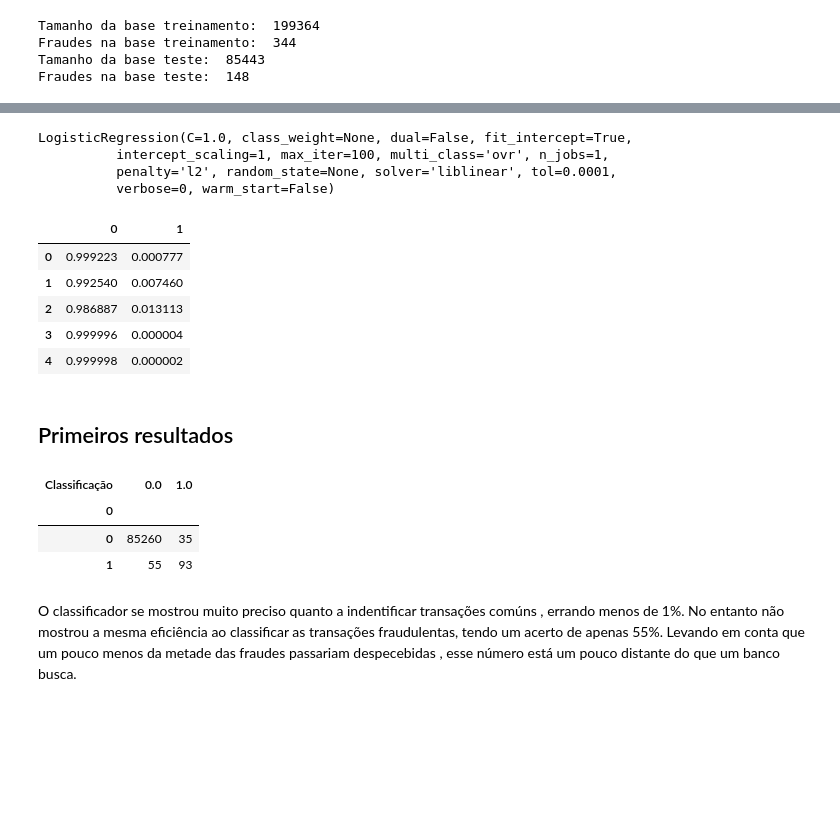
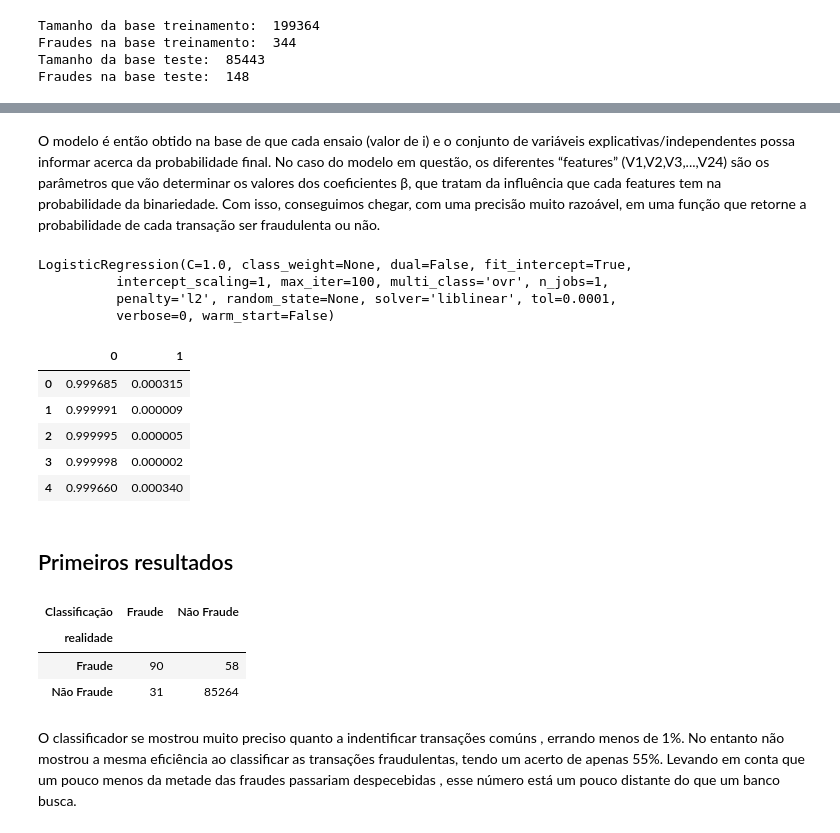
Before and after one commit to gabriellm1/Projeto3_CD, a Jupyter notebook: Projeto3.ipynb, the cells around one changed output, grey strips where cells are left out. Drawn from its saved outputs; the diff is of its cells as text; code cells hidden in the pictures; blank space fills up the shorter version.

```diff
--- a/Projeto3.ipynb
+++ b/Projeto3.ipynb
@@ -57,3 +65,5 @@ pq a regressão logistica
+# %% [markdown]
+O modelo é então obtido na base de que cada ensaio (valor de i) e o conjunto de variáveis explicativas/independentes possa informar acerca da probabilidade final. No caso do modelo em questão, os diferentes “features” (V1,V2,V3,...,V24) são os parâmetros que vão determinar os valores dos coeficientes β, que tratam da influência que cada features tem na probabilidade da binariedade. Com isso, conseguimos chegar, com uma precisão muito razoável, em uma função que retorne a probabilidade de cada transação ser fraudulenta ou não.
 # %%
 #regressão logistíca
 
@@ -66,14 +76,14 @@ LogisticRegression(C=1.0, class_weight=None, dual=False, fit_intercept=True,
           verbose=0, warm_start=False)
 # %%
 probs = rl.predict_proba(feat_test)
-probs_frame = pd.DataFrame(probs)
-probs_frame.head()
+probs_frame1 = pd.DataFrame(probs)
+probs_frame1.head()
 # %% [output]
 |  | 0 | 1 |
-| 0 | 0.999223 | 0.000777 |
-| 1 | 0.992540 | 0.007460 |
-| 2 | 0.986887 | 0.013113 |
-| 3 | 0.999996 | 0.000004 |
-| 4 | 0.999998 | 0.000002 |
+| 0 | 0.999685 | 0.000315 |
+| 1 | 0.999991 | 0.000009 |
+| 2 | 0.999995 | 0.000005 |
+| 3 | 0.999998 | 0.000002 |
+| 4 | 0.999660 | 0.000340 |
 # %%
 classe_teste = pd.DataFrame(clas_test)
@@ -87,13 +104,13 @@ for index, row in probs_frame.iterrows():
 # %% [markdown]
 ## Primeiros resultados ##
 # %%
-Comparativo_log = pd.crosstab(classe_teste[0],probs_frame['Classificação'])
+Comparativo_log = pd.crosstab(classe_teste['realidade'],probs_frame1['Classificação'])
 Comparativo_log
 # %% [output]
-| Classificação | 0.0 | 1.0 |
-| 0 |  |  |
-| 0 | 85260 | 35 |
-| 1 | 55 | 93 |
+| Classificação | Fraude | Não Fraude |
+| realidade |  |  |
+| Fraude | 90 | 58 |
+| Não Fraude | 31 | 85264 |
 # %% [markdown]
 O classificador se mostrou muito preciso quanto a indentificar transações comúns , errando menos de 1%. No entanto não mostrou a mesma eficiência ao classificar as transações fraudulentas, tendo um acerto de apenas 55%. Levando em conta que um pouco menos da metade das fraudes passariam despecebidas , esse número está um pouco distante do que um banco busca.
 # %% [markdown]
```
Also changed, not shown: parts of 36 cells of this notebook.
